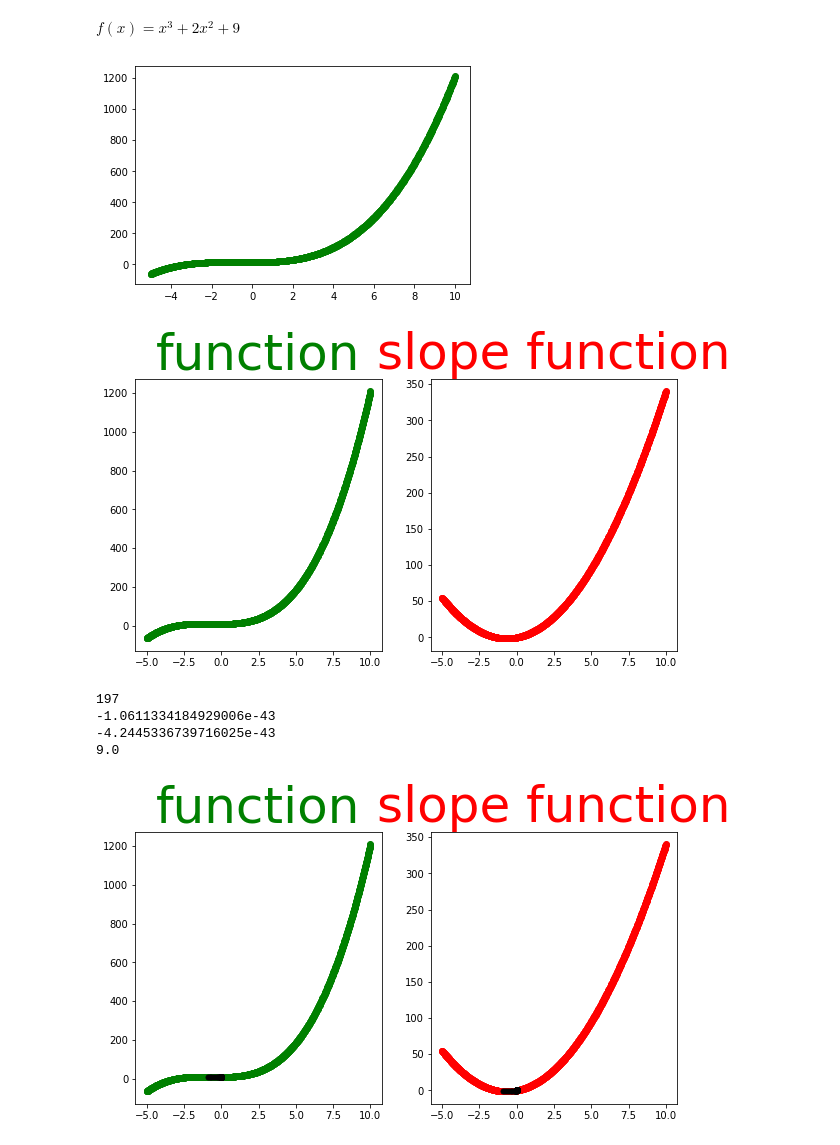
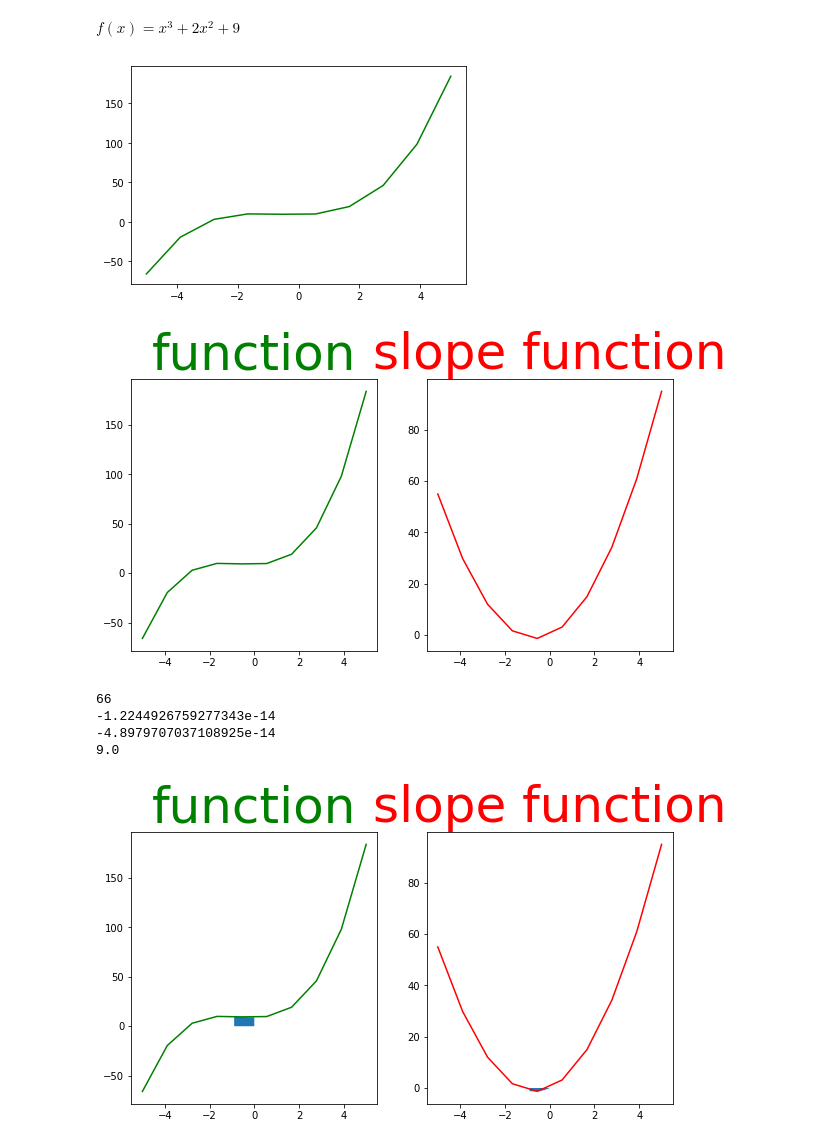
Before and after one commit to NithishC/ColabNotebook, a Jupyter notebook: simplefunction.ipynb, the cells around one changed output. Drawn from its saved outputs; the diff is of its cells as text; code cells hidden in the pictures.

```diff
--- a/simplefunction.ipynb
+++ b/simplefunction.ipynb
@@ -10,13 +10,12 @@ $f(x)=x^3+2x^2+9$
 def fun(x):
   return x**3+2*x**2+9
 # %%
-x=np.linspace(-5,10,num=1000)
+x=np.linspace(-5,5,num=10)
 # %%
-
-plt.scatter(x,fun(x),c='g',)
+plt.plot(x,fun(x),c='g',)
 plt.show()
 # %% [output]
-[figure, old version]
+[figure, new version]
 # %%
 def df(x):
   return 3*x**2+4*x
@@ -24,18 +23,18 @@ def df(x):
 plt.figure(figsize=[15,5])
 plt.subplot(1,3,1)
 plt.title("function",{'fontsize':50,'color':'Green'})
-plt.scatter(x,fun(x),c='g',)
+plt.plot(x,fun(x),c='g',)
 plt.subplot(1,3,2)
 plt.title("slope function",{'fontsize':50,'color':'Red'})
-plt.scatter(x,df(x),c='r')
+plt.plot(x,df(x),c='r')
 plt.show()
 # %% [output]
-[figure, old version]
+[figure, new version]
 # %%
 newx=3
 prex=0
 step=0.1
-precision=0.0000000000000000000000000000000000000000001
+precision=0.00000000000001
 x_list=[]
 slope_list=[]
 for i in range(500):
@@ -52,21 +51,21 @@ print(newx)
 print(df(newx))
 print(fun(newx))
 # %% [output]
-197
--1.0611334184929006e-43
--4.2445336739716025e-43
+66
+-1.2244926759277343e-14
+-4.8979707037108925e-14
 9.0
 # %%
 plt.figure(figsize=[15,5])
 plt.subplot(1,3,1)
 plt.title("function",{'fontsize':50,'color':'Green'})
-plt.scatter(x,fun(x),c='g',)
+plt.plot(x,fun(x),c='g',)
 xx=np.array(x_list)
-plt.scatter(x_list,fun(xx),c='black',s=25)
+plt.stackplot(x_list,fun(xx))
 plt.subplot(1,3,2)
 plt.title("slope function",{'fontsize':50,'color':'Red'})
-plt.scatter(x,df(x),c='r')
-plt.scatter(x_list,df(xx),c='black',s=25)
+plt.plot(x,df(x),c='r')
+plt.stackplot(x_list,df(xx))
 plt.show()
 # %% [output]
-[figure, old version]
+[figure, new version]
```
